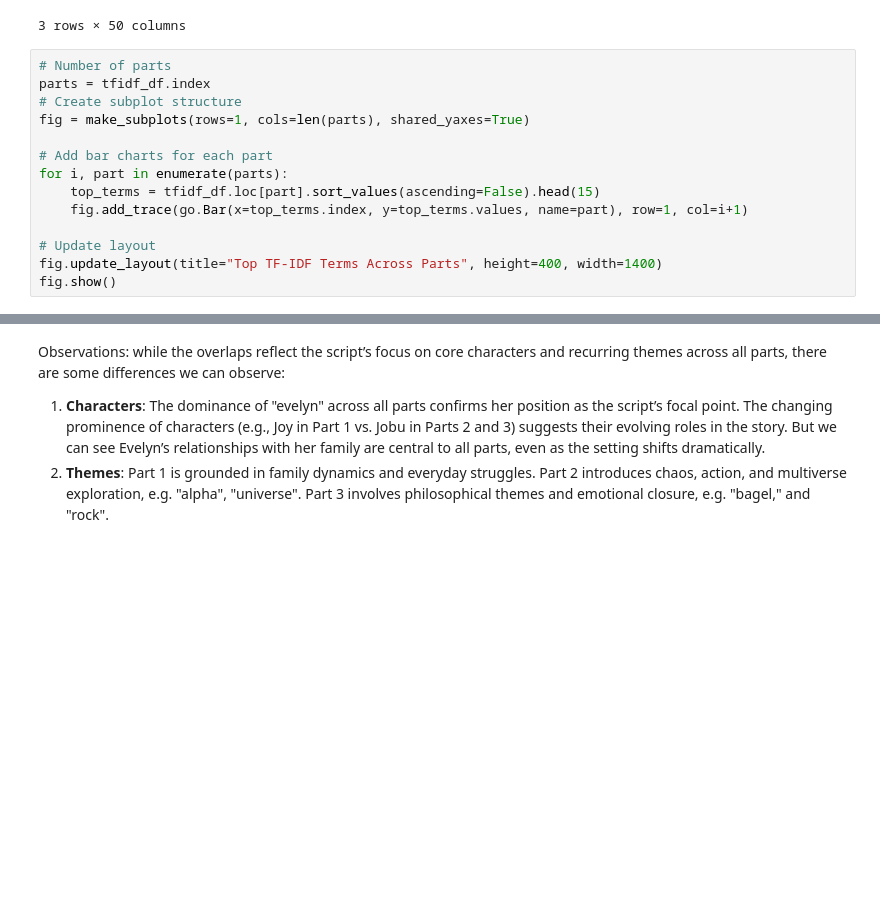
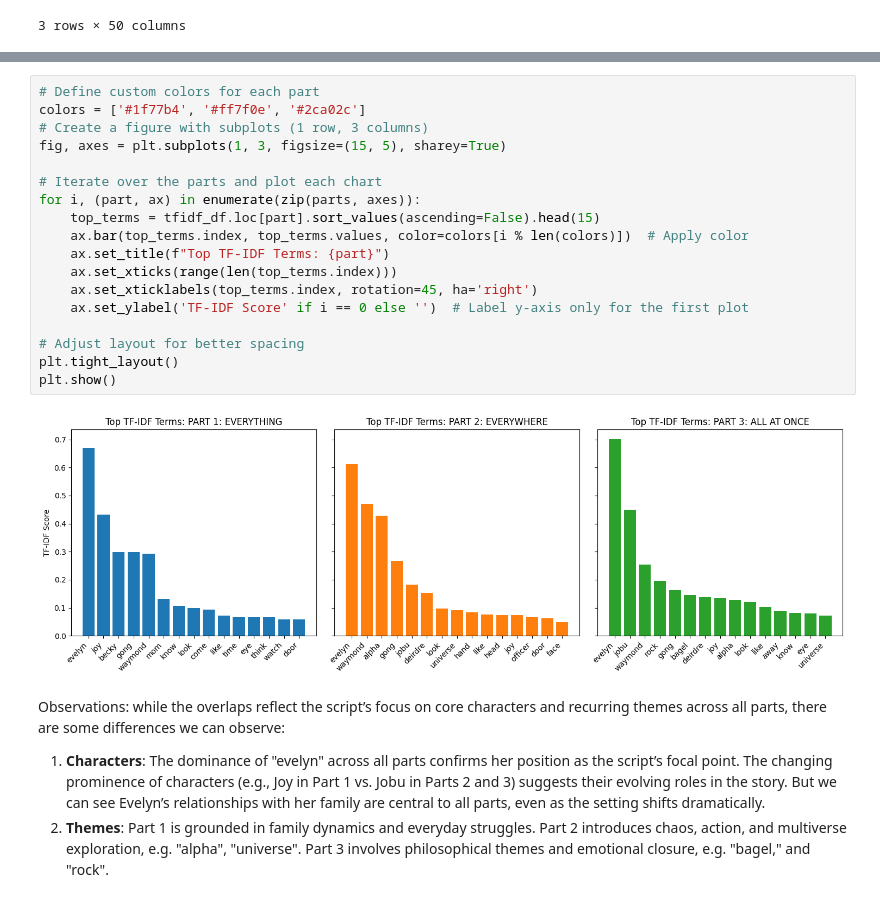
Before and after one commit to Chelsea-hzc/Transforming-Chaos_An-NLP-Approach-to-Multiverse-Narrative, a Jupyter notebook: 202_final.ipynb, the cells around one changed output, grey strips where cells are left out. Drawn from its saved outputs; the diff is of its cells as text; blank space fills up the shorter version.

Commit message:
update dynamic plots to static
dynamic bar charts were not showing in github

```diff
--- a/202_final.ipynb
+++ b/202_final.ipynb
@@ -322,17 +322,3 @@ tfidf_df
 | PART 2: EVERYWHERE | 0.427779 | 0.042014 | 0.036285 | 0.007415 | 0.044492 | 0.029662 | 0.031145 | 0.152757 | 0.035594 | 0.062289 | ... | ... |
 | PART 3: ALL AT ONCE | 0.129281 | 0.088456 | 0.146292 | 0.039631 | 0.058125 | 0.029063 | 0.036989 | 0.137387 | 0.018494 | 0.021137 | ... | ... |
 3 rows × 50 columns
-# %%
-# Number of parts
-parts = tfidf_df.index
-# Create subplot structure
-fig = make_subplots(rows=1, cols=len(parts), shared_yaxes=True)
-
-# Add bar charts for each part
-for i, part in enumerate(parts):
-    top_terms = tfidf_df.loc[part].sort_values(ascending=False).head(15)
-    fig.add_trace(go.Bar(x=top_terms.index, y=top_terms.values, name=part), row=1, col=i+1)
-
-# Update layout
-fig.update_layout(title="Top TF-IDF Terms Across Parts", height=400, width=1400)
-fig.show()
@@ -341,3 +325,23 @@ fig.show()
+# %%
+# Define custom colors for each part
+colors = ['#1f77b4', '#ff7f0e', '#2ca02c']
+# Create a figure with subplots (1 row, 3 columns)
+fig, axes = plt.subplots(1, 3, figsize=(15, 5), sharey=True)
+
+# Iterate over the parts and plot each chart
+for i, (part, ax) in enumerate(zip(parts, axes)):
+    top_terms = tfidf_df.loc[part].sort_values(ascending=False).head(15)
+    ax.bar(top_terms.index, top_terms.values, color=colors[i % len(colors)])  # Apply color
+    ax.set_title(f"Top TF-IDF Terms: {part}")
+    ax.set_xticks(range(len(top_terms.index)))
+    ax.set_xticklabels(top_terms.index, rotation=45, ha='right')
+    ax.set_ylabel('TF-IDF Score' if i == 0 else '')  # Label y-axis only for the first plot
+
+# Adjust layout for better spacing
+plt.tight_layout()
+plt.show()
+# %% [output]
+[figure, added]
 # %% [markdown]
 Observations: while the overlaps reflect the script’s focus on core characters and recurring themes across all parts, there are some differences we can observe:
 1. **Characters**:
```
Also changed, not shown: parts of 5 cells of this notebook.
